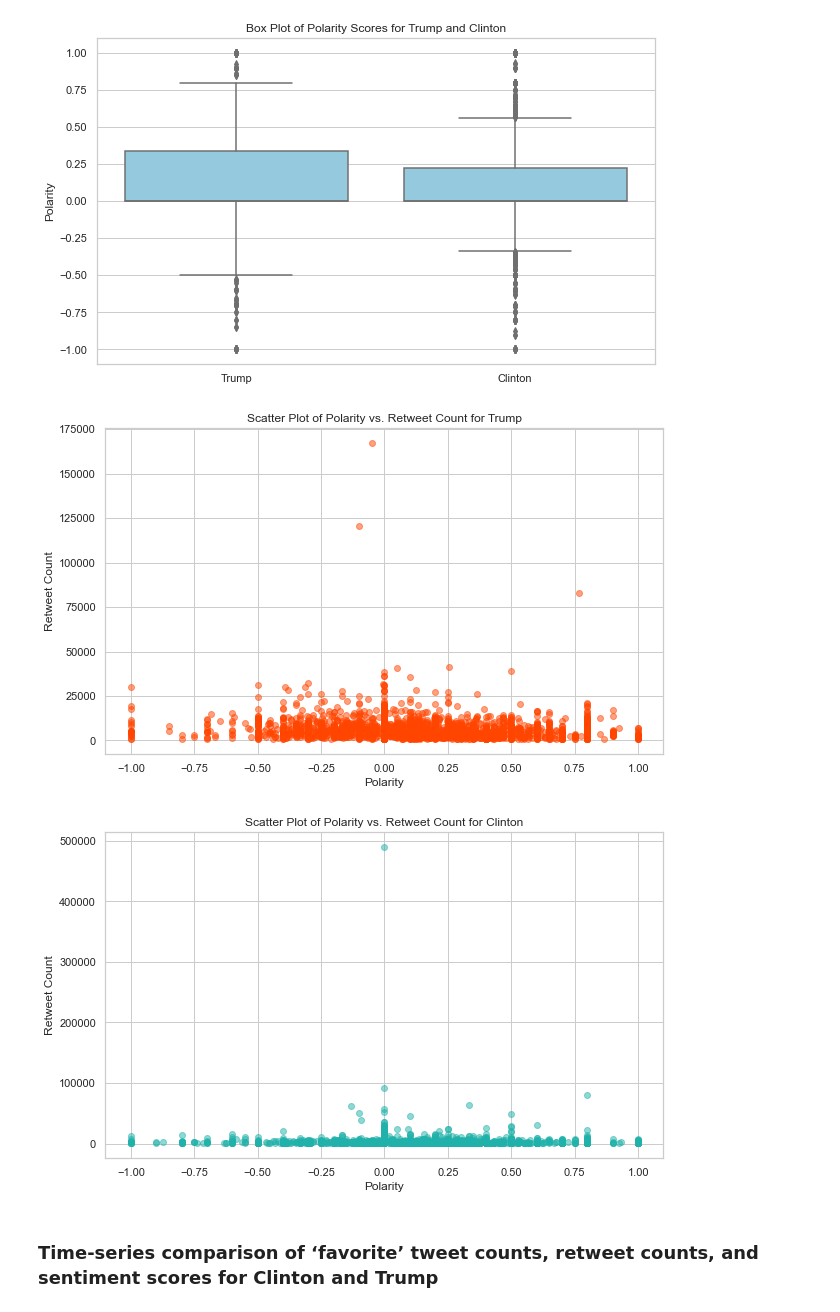
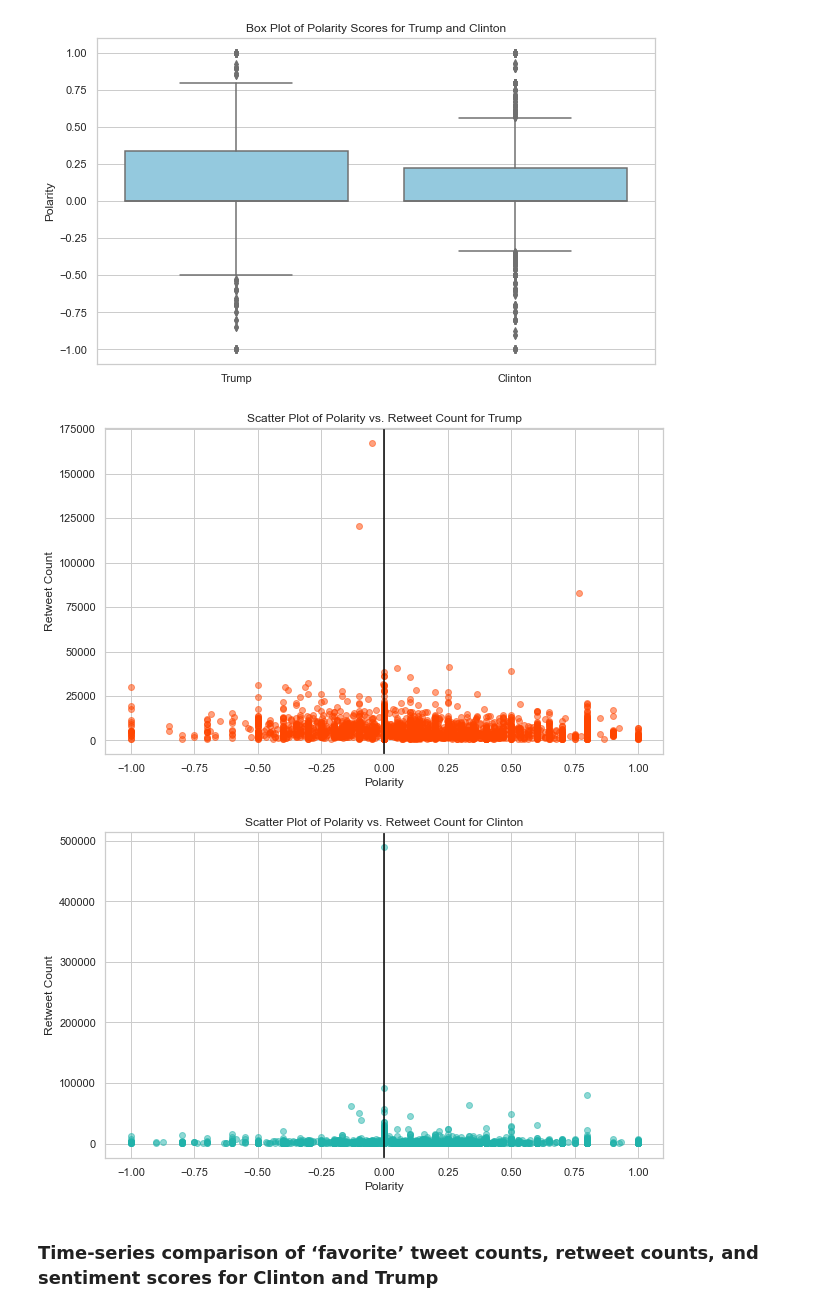
Before and after one commit to yonniechan/Political-marketing-with-data-analytics, a Jupyter notebook: method.ipynb, the cells around one changed output. Cells and saved outputs as stored; diff of their text form; code cells hidden in the pictures.

```diff
--- a/method.ipynb
+++ b/method.ipynb
@@ -233,19 +211,22 @@ plt.show()
 # %%
 # Set the figure size
 plt.figure(figsize=(10, 6))
 
 # Create the scatter plot
 plt.scatter(trump['polarity'], trump['retweet_count'], color='orangered', alpha=0.5)
 
 # Add labels and title
 plt.xlabel('Polarity')
 plt.ylabel('Retweet Count')
 plt.title('Scatter Plot of Polarity vs. Retweet Count for Trump')
 
+# Add a vertical line at polarity = 0
+plt.axvline(x=0, color='black')
+
 # Show the plot
 plt.show()
 # %% [output]
-[figure, old version]
+[figure, new version]
 # %%
 # Set the figure size
 plt.figure(figsize=(10, 6))
@@ -258,7 +239,10 @@ plt.xlabel('Polarity')
 plt.ylabel('Retweet Count')
 plt.title('Scatter Plot of Polarity vs. Retweet Count for Clinton')
 
+# Add a vertical line at polarity = 0
+plt.axvline(x=0, color='black')
+
 # Show the plot
 plt.show()
 # %% [output]
-[figure, old version]
+[figure, new version]
```
Also changed, not shown: parts of 9 cells of this notebook.
